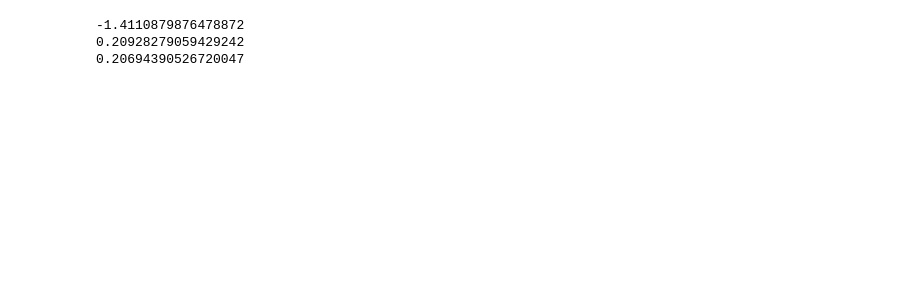
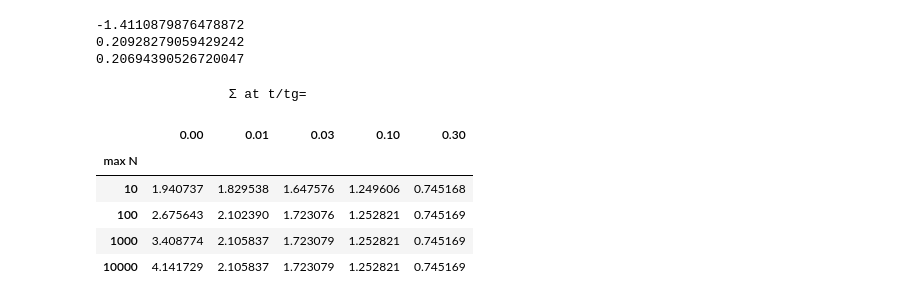
Before and after one commit to ryerrabelli/Yerrabelli-Spector-Poroelastic-Model-Code, a Jupyter notebook: src/colab.ipynb, the cells around one changed output. Drawn from its saved outputs; the diff is of its cells as text; code cells hidden in the pictures; blank space fills up the shorter version.

```diff
--- a/src/colab.ipynb
+++ b/src/colab.ipynb
@@ -477,3 +586,35 @@ print(scipy.special.jv(1, x))
 -1.4110879876478872
 0.20928279059429242
 0.20694390526720047
+# %%
+x=np.zeros(shape=(3,2))
+x[:,1]=[2,2,3]
+#print(x)
+#print(x[:,1])
+#print(cumsum.shape)
+
+
+data_dict2 = {'max N' : n+1-off,
+        **{
+            f'{times[t_ind]/tg:0.2f}':  cumsum[:,t_ind] for t_ind in range(len(times))
+        },
+        }
+#df2 = df2
+
+df2 = pd.DataFrame(data_dict2)
+df2 = df2.set_index('max N')
+#df2.style.hide_index()
+#display(df2.iloc[np.array([10,100,bessel_len])-1].to_string(index=False))
+#display(df2.iloc[np.array([10,100,bessel_len])-1].style.hide_index())
+#print(df2.iloc[np.array([10,100,bessel_len])-1])
+#display(df2.iloc[np.array([10,100,1000,bessel_len])-1].style.set_caption("Σ at t/tg="))
+print("\t\t Σ at t/tg=")
+display(df2.iloc[np.array([10,100,1000,bessel_len])-1])
+# %% [output]
+                 Σ at t/tg=
+|  | 0.00 | 0.01 | 0.03 | 0.10 | 0.30 |
+| max N |  |  |  |  |  |
+| 10 | 1.940737 | 1.829538 | 1.647576 | 1.249606 | 0.745168 |
+| 100 | 2.675643 | 2.102390 | 1.723076 | 1.252821 | 0.745169 |
+| 1000 | 3.408774 | 2.105837 | 1.723079 | 1.252821 | 0.745169 |
+| 10000 | 4.141729 | 2.105837 | 1.723079 | 1.252821 | 0.745169 |
```
Also changed, not shown: parts of 8 cells of this notebook, 1 other file.
